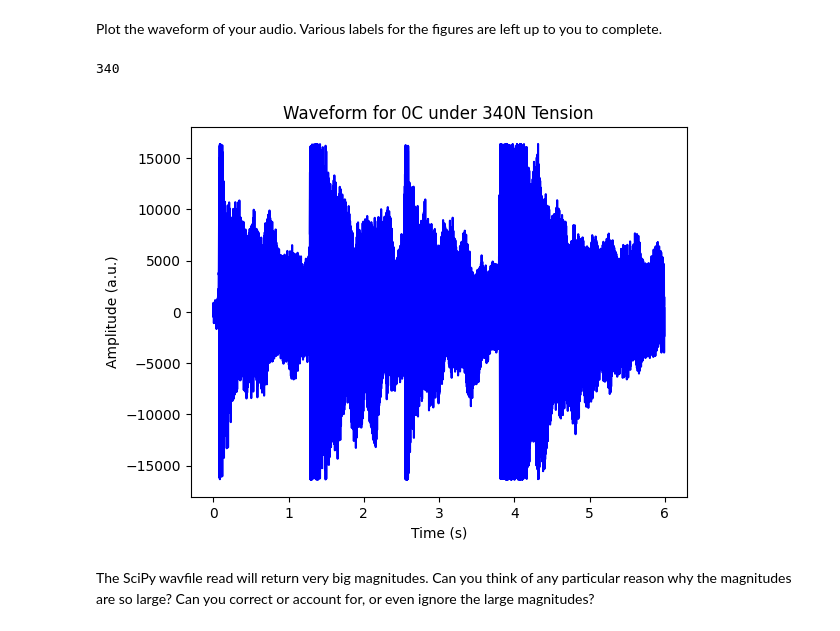
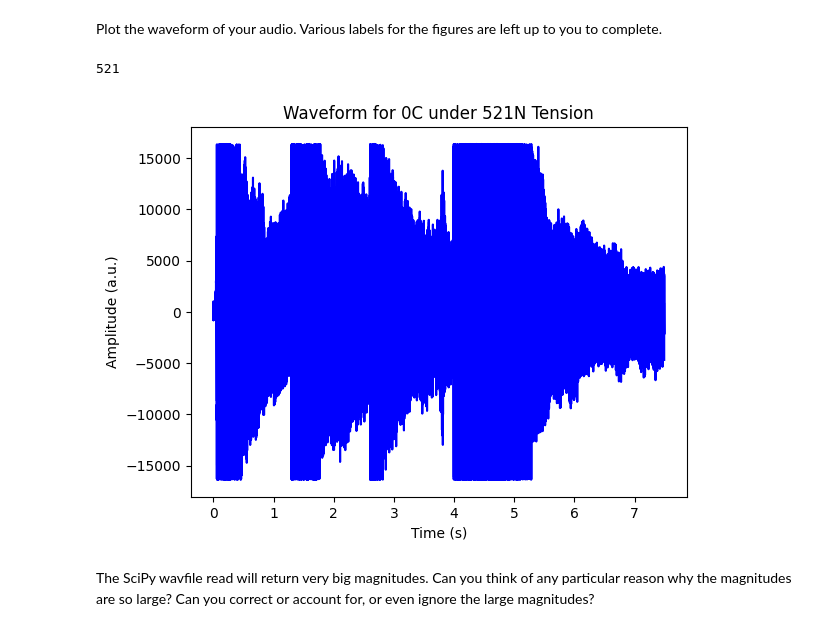
Before and after one commit to Nick-Apalis/PSYL-Fourier-Signals-Lab, a Jupyter notebook: Piano_strings_[updated_code_2026].ipynb, the cells around one changed output. Saved outputs shown, nothing was run; the diff lists cells and outputs as text; code cells hidden in the pictures.

```diff
--- a/Piano_strings_[updated_code_2026].ipynb
+++ b/Piano_strings_[updated_code_2026].ipynb
@@ -69,7 +69,9 @@ You may need to convert the file provided to a .wav file using a program like au
 # %%
 #Input the file path and name. In this version of the code, the filename should be input
 #without the .wav at the end so we can use the filename later for titles.
-input_filename = "300N-UC"
+FileForce=500 #@param
+Type="UC" #@param
+input_filename = f"{FileForce}N-{Type}"
 
 directory = '/content/drive/MyDrive/PSYL Piano String Plots/' #GoogleDriveDir for saving
 
@@ -105,27 +107,27 @@ Plot the waveform of your audio. Various labels for the figures are left up to y
 # %%
 #Define a time vector for the x axis of the plot.
 tarray = np.arange(0,len(mono_data)/samplerate,1/samplerate,dtype=None)
 
 #rawTension=re.findall(r'\d+',input_filename)
 
 #currentTension = "".join(rawTension)
 
 #As the true tension is higher, it is imperative
-currentTension = 340 # @param {"type":"number"}
+currentTension = 521 # @param {"type":"number"}
 
-prevTension=204 # @param {"type":"number"}
+prevTension=447 # @param {"type":"number"}
 print(currentTension)
 
 #Use matplotlib to plot.
 plt.plot(tarray,mono_data,"b")
 plt.title(f"Waveform for 0C under {currentTension}N Tension")
 plt.xlabel("Time (s)")
 plt.ylabel("Amplitude (a.u.)")
 plt.savefig(directory + f'{input_filename}_waveform.pdf')
 plt.show()
 # %% [output]
-340
+521
-[figure, old version]
+[figure, new version]
 # %% [markdown]
 The SciPy wavfile read will return very big magnitudes. Can you think of any particular reason why the magnitudes are so large? Can you correct or account for, or even ignore the large magnitudes?
 # %% [markdown]
```
Also changed, not shown: parts of 12 cells of this notebook.
